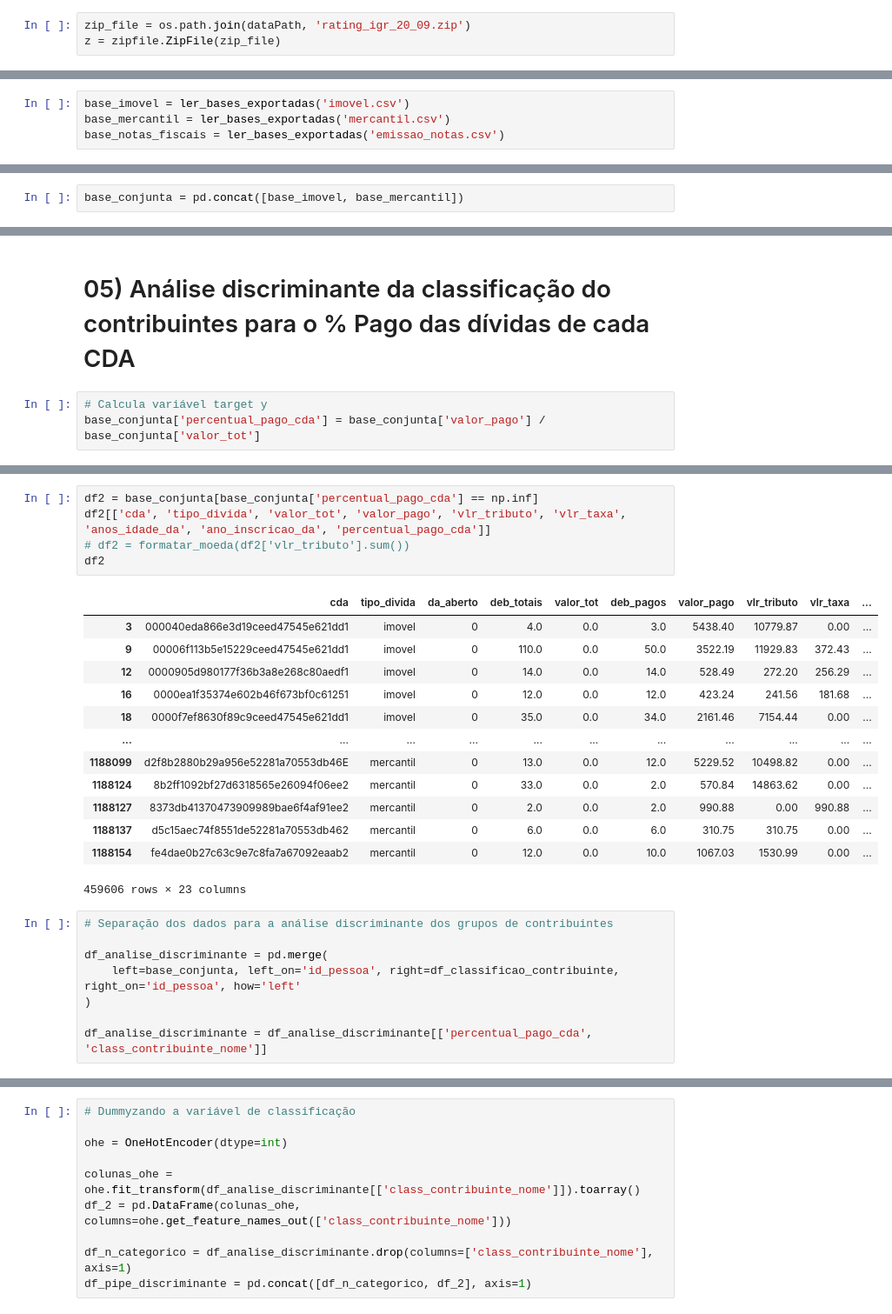
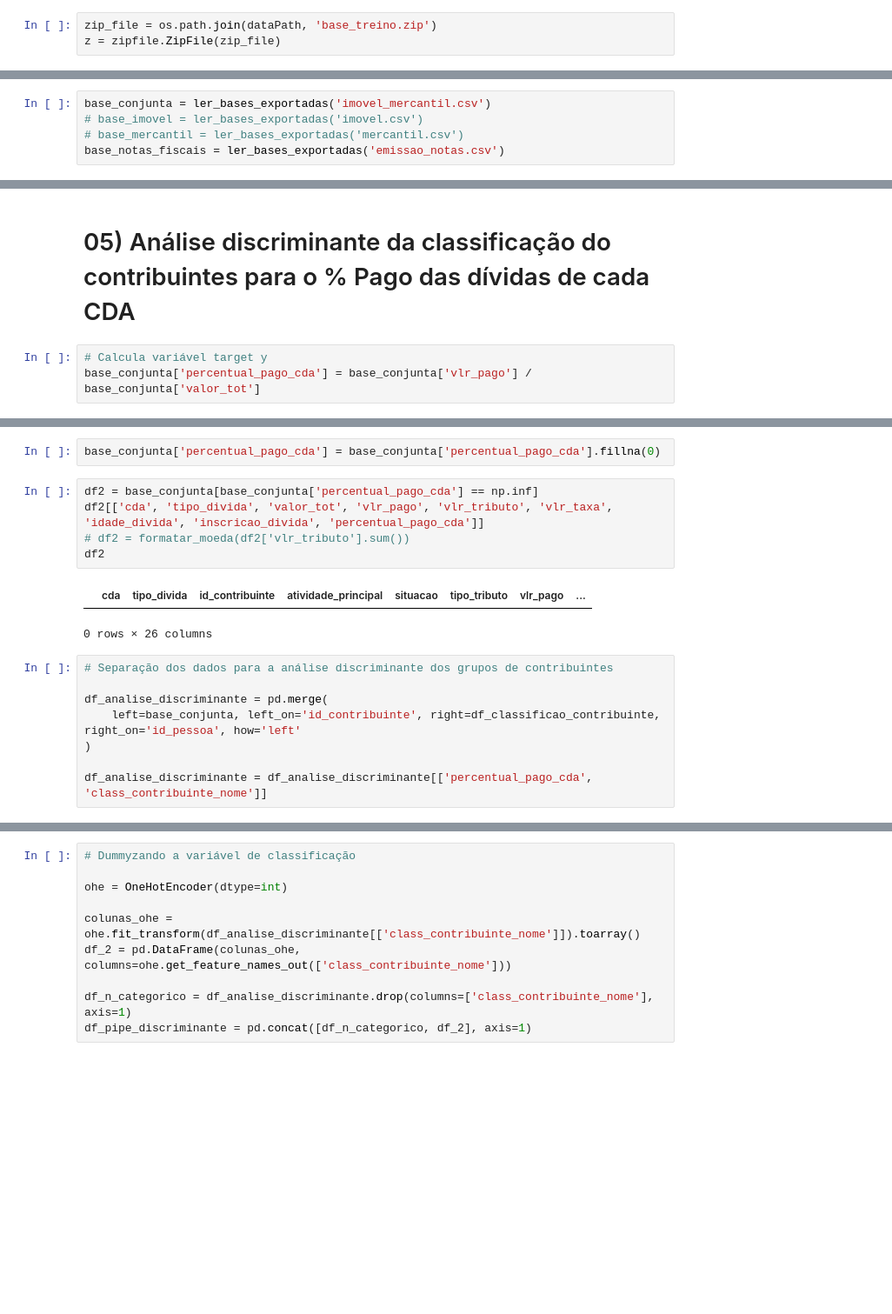
Before and after one commit to LanCarv/divida_ativa, a Jupyter notebook: not_feature_store_contribuinte.ipynb, the cells around one changed output, grey strips where cells are left out. Shown: that part at 87% size. Cells and saved outputs as stored; diff of their text form; blank space fills up the shorter version.

Commit message:
rodando o notebook do contribuinte com query vw-da-treino

```diff
--- a/not_feature_store_contribuinte.ipynb
+++ b/not_feature_store_contribuinte.ipynb
@@ -44,7 +44,7 @@ def formatar_moeda(valor):
 # %% [markdown]
 # 01) Importando dados
 # %%
-zip_file = os.path.join(dataPath, 'rating_igr_20_09.zip')
+zip_file = os.path.join(dataPath, 'base_treino.zip')
 z = zipfile.ZipFile(zip_file)
 # %%
 def ler_bases_exportadas(nome_arquivo):
@@ -53,6 +53,7 @@ def ler_bases_exportadas(nome_arquivo):
     os.remove(nome_arquivo)
     return df
 # %%
-base_imovel = ler_bases_exportadas('imovel.csv')
-base_mercantil = ler_bases_exportadas('mercantil.csv')
+base_conjunta = ler_bases_exportadas('imovel_mercantil.csv')
+# base_imovel = ler_bases_exportadas('imovel.csv')
+# base_mercantil = ler_bases_exportadas('mercantil.csv')
 base_notas_fiscais = ler_bases_exportadas('emissao_notas.csv')
@@ -113,5 +68,3 @@ result_total
-# %%
-base_conjunta = pd.concat([base_imovel, base_mercantil])
 # %%
 base_conjunta.columns
 # %% [output]
@@ -495,4 +457,4 @@ Index(['cda', 'tipo_divida', 'da_aberto', 'deb_totais', 'valor_tot',
 # 05) Análise discriminante da classificação do contribuintes para o % Pago das dívidas de cada CDA
 # %%
 # Calcula variável target y
-base_conjunta['percentual_pago_cda'] = base_conjunta['valor_pago'] / base_conjunta['valor_tot']
+base_conjunta['percentual_pago_cda'] = base_conjunta['vlr_pago'] / base_conjunta['valor_tot']
@@ -529,27 +497,18 @@ df[['cda', 'tipo_divida', 'valor_tot', 'valor_pago', 'vlr_tributo', 'vlr_taxa',
+# %%
+base_conjunta['percentual_pago_cda'] = base_conjunta['percentual_pago_cda'].fillna(0)
 # %%
 df2 = base_conjunta[base_conjunta['percentual_pago_cda'] == np.inf]
-df2[['cda', 'tipo_divida', 'valor_tot', 'valor_pago', 'vlr_tributo', 'vlr_taxa', 'anos_idade_da', 'ano_inscricao_da', 'percentual_pago_cda']]
+df2[['cda', 'tipo_divida', 'valor_tot', 'vlr_pago', 'vlr_tributo', 'vlr_taxa', 'idade_divida', 'inscricao_divida', 'percentual_pago_cda']]
 # df2 = formatar_moeda(df2['vlr_tributo'].sum())
 df2
 # %% [output]
-|  | cda | tipo_divida | da_aberto | deb_totais | valor_tot | deb_pagos | valor_pago | vlr_tributo | vlr_taxa | ... |
-| 3 | 000040eda866e3d19ceed47545e621dd1 | imovel | 0 | 4.0 | 0.0 | 3.0 | 5438.40 | 10779.87 | 0.00 | ... |
-| 9 | 00006f113b5e15229ceed47545e621dd1 | imovel | 0 | 110.0 | 0.0 | 50.0 | 3522.19 | 11929.83 | 372.43 | ... |
-| 12 | 0000905d980177f36b3a8e268c80aedf1 | imovel | 0 | 14.0 | 0.0 | 14.0 | 528.49 | 272.20 | 256.29 | ... |
-| 16 | 0000ea1f35374e602b46f673bf0c61251 | imovel | 0 | 12.0 | 0.0 | 12.0 | 423.24 | 241.56 | 181.68 | ... |
-| 18 | 0000f7ef8630f89c9ceed47545e621dd1 | imovel | 0 | 35.0 | 0.0 | 34.0 | 2161.46 | 7154.44 | 0.00 | ... |
-| ... | ... | ... | ... | ... | ... | ... | ... | ... | ... | ... |
-| 1188099 | d2f8b2880b29a956e52281a70553db46E | mercantil | 0 | 13.0 | 0.0 | 12.0 | 5229.52 | 10498.82 | 0.00 | ... |
-| 1188124 | 8b2ff1092bf27d6318565e26094f06ee2 | mercantil | 0 | 33.0 | 0.0 | 2.0 | 570.84 | 14863.62 | 0.00 | ... |
-| 1188127 | 8373db41370473909989bae6f4af91ee2 | mercantil | 0 | 2.0 | 0.0 | 2.0 | 990.88 | 0.00 | 990.88 | ... |
-| 1188137 | d5c15aec74f8551de52281a70553db462 | mercantil | 0 | 6.0 | 0.0 | 6.0 | 310.75 | 310.75 | 0.00 | ... |
-| 1188154 | fe4dae0b27c63c9e7c8fa7a67092eaab2 | mercantil | 0 | 12.0 | 0.0 | 10.0 | 1067.03 | 1530.99 | 0.00 | ... |
+|  | cda | tipo_divida | id_contribuinte | atividade_principal | situacao | tipo_tributo | vlr_pago | ... |
-459606 rows × 23 columns
+0 rows × 26 columns
 # %%
 # Separação dos dados para a análise discriminante dos grupos de contribuintes
 
 df_analise_discriminante = pd.merge(
-    left=base_conjunta, left_on='id_pessoa', right=df_classificao_contribuinte, right_on='id_pessoa', how='left'
+    left=base_conjunta, left_on='id_contribuinte', right=df_classificao_contribuinte, right_on='id_pessoa', how='left'
 )
 
 df_analise_discriminante = df_analise_discriminante[['percentual_pago_cda', 'class_contribuinte_nome']]
```
Also changed, not shown: parts of 34 cells of this notebook.
